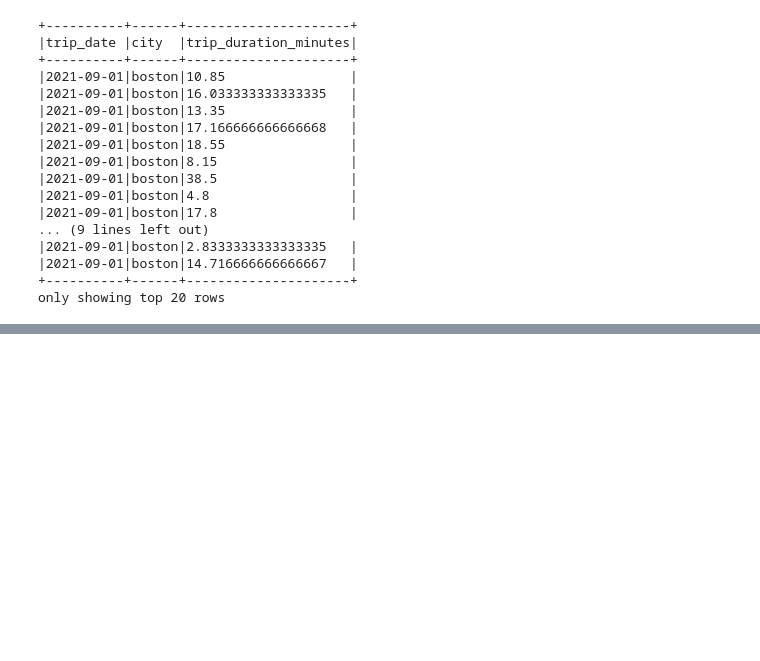
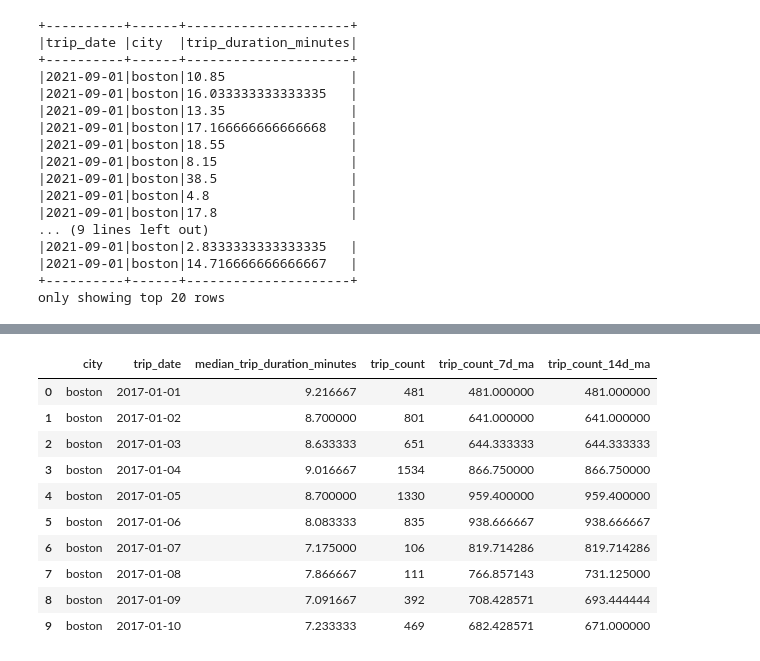
Before and after one commit to sneakerfish/bikedata, a Jupyter notebook: process_data/Trip Time Series.ipynb, the cells around one changed output, grey strips where cells are left out. Cells and saved outputs as stored; diff of their text form; code cells hidden in the pictures; blank space fills up the shorter version.

```diff
--- a/process_data/Trip Time Series.ipynb
+++ b/process_data/Trip Time Series.ipynb
@@ -131,0 +136,18 @@ See the caveats in the documentation: https://pandas.pydata.org/pandas-docs/stab
+# %%
+trip_data_boston_pd_df = trip_data_group_by_date_pd_df[trip_data_group_by_date_pd_df['city']=='boston'].copy()
+trip_data_boston_pd_df.reset_index(drop=True, inplace=True)
+trip_data_boston_pd_df['trip_count_7d_ma'] = trip_data_boston_pd_df['trip_count'].rolling(7, 1).mean()
+trip_data_boston_pd_df['trip_count_14d_ma'] = trip_data_boston_pd_df['trip_count'].rolling(14, 1).mean()
+trip_data_boston_pd_df.head(10)
+# %% [output]
+|  | city | trip_date | median_trip_duration_minutes | trip_count | trip_count_7d_ma | trip_count_14d_ma |
+| 0 | boston | 2017-01-01 | 9.216667 | 481 | 481.000000 | 481.000000 |
+| 1 | boston | 2017-01-02 | 8.700000 | 801 | 641.000000 | 641.000000 |
+| 2 | boston | 2017-01-03 | 8.633333 | 651 | 644.333333 | 644.333333 |
+| 3 | boston | 2017-01-04 | 9.016667 | 1534 | 866.750000 | 866.750000 |
+| 4 | boston | 2017-01-05 | 8.700000 | 1330 | 959.400000 | 959.400000 |
+| 5 | boston | 2017-01-06 | 8.083333 | 835 | 938.666667 | 938.666667 |
+| 6 | boston | 2017-01-07 | 7.175000 | 106 | 819.714286 | 819.714286 |
+| 7 | boston | 2017-01-08 | 7.866667 | 111 | 766.857143 | 731.125000 |
+| 8 | boston | 2017-01-09 | 7.091667 | 392 | 708.428571 | 693.444444 |
+| 9 | boston | 2017-01-10 | 7.233333 | 469 | 682.428571 | 671.000000 |
```
Also changed, not shown: parts of 14 cells of this notebook, 4 other files.
